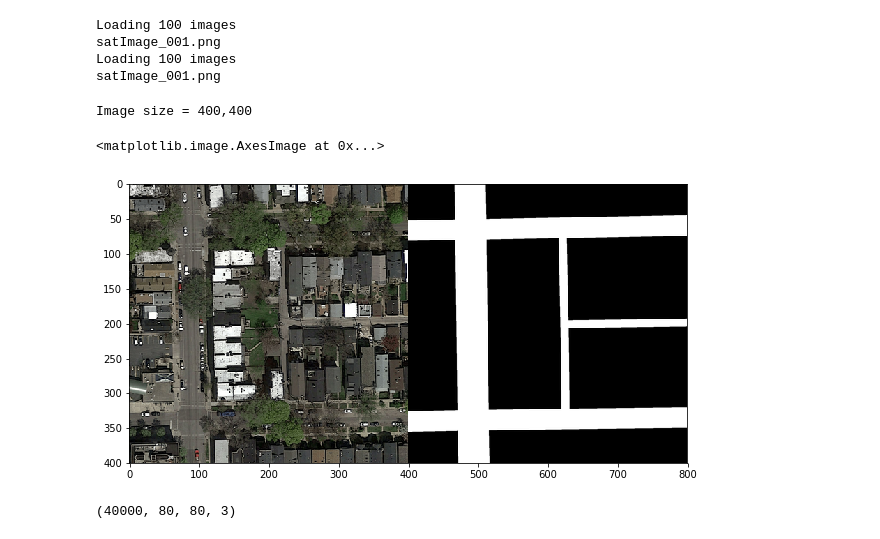
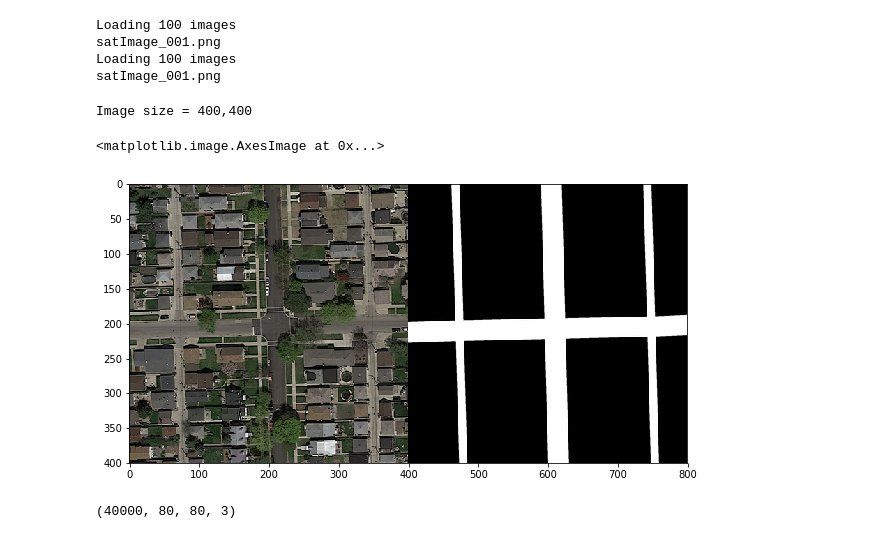
Before and after one commit to mukel/epfml17-segmentation, a Jupyter notebook: segment_aerial_images_keras.ipynb, the cells around one changed output. Saved outputs shown, nothing was run; the diff lists cells and outputs as text; code cells hidden in the pictures.

```diff
--- a/segment_aerial_images_keras.ipynb
+++ b/segment_aerial_images_keras.ipynb
@@ -87,14 +88,14 @@ satImage_001.png
 # %%
 print('Image size = ' + str(imgs[0].shape[0]) + ',' + str(imgs[0].shape[1]))
 
 # Show first image and its groundtruth image
-cimg = concatenate_images(imgs[80], gt_imgs[80])
+cimg = concatenate_images(imgs[0], gt_imgs[0])
 fig1 = plt.figure(figsize=(10, 10))
 plt.imshow(cimg, cmap='Greys_r')
 # %% [output]
 Image size = 400,400
 <matplotlib.image.AxesImage at 0x...>
-[figure, old version]
+[figure, new version]
 # %%
 # Extract patches from input images
 patch_size = 16 # each patch is 16*16 pixels
```
Also changed, not shown: parts of 8 cells of this notebook, 3 other files.
